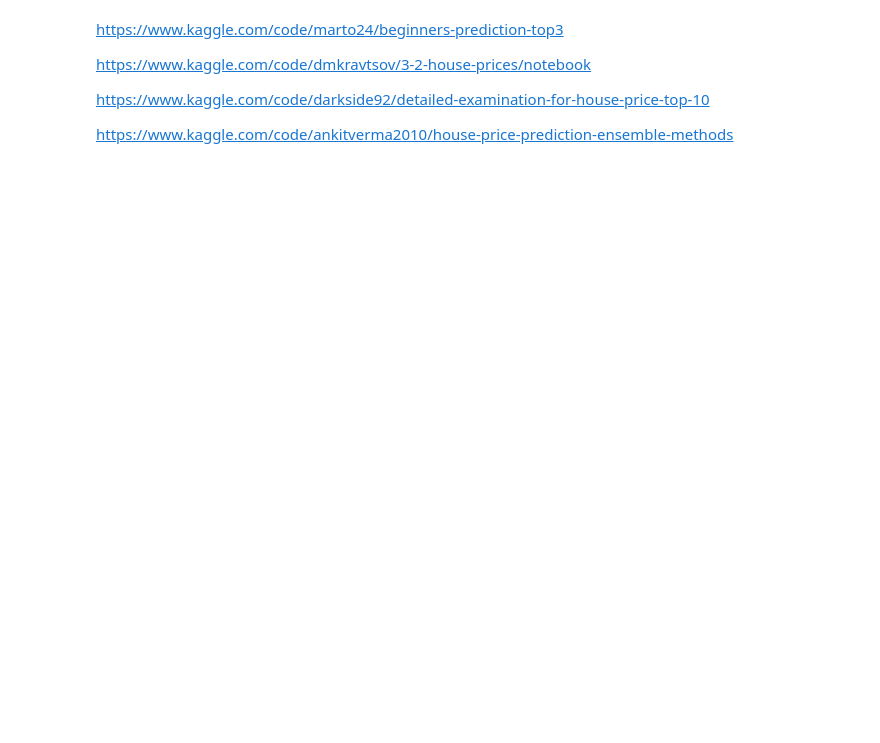
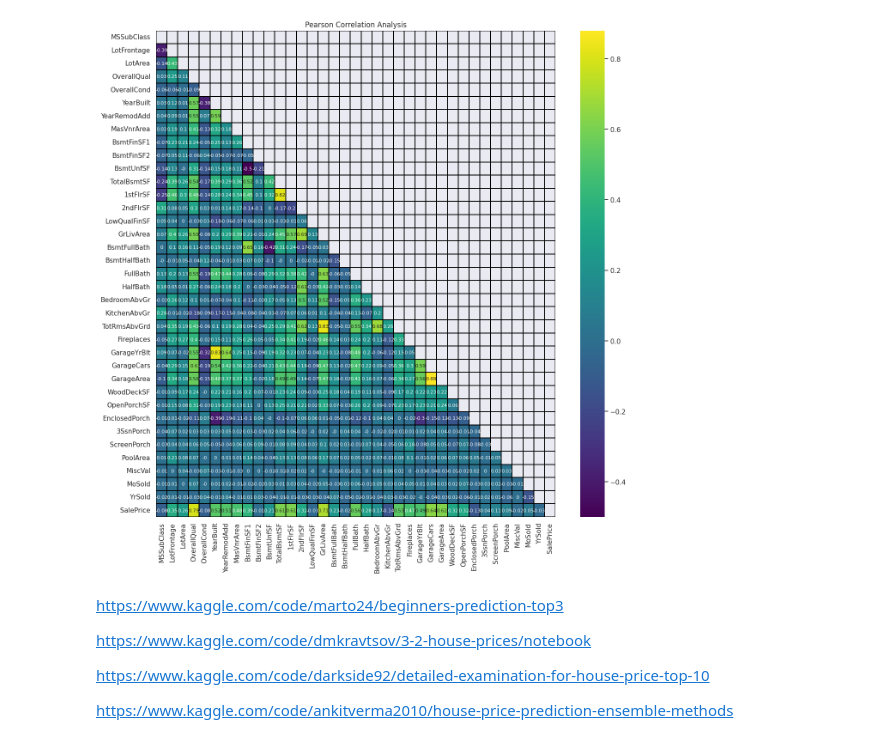
Before and after one commit to eh329/Kaggle, a Jupyter notebook: house-eh329-price.ipynb, the cells around one changed output. Saved outputs shown, nothing was run; the diff lists cells and outputs as text; code cells hidden in the pictures; blank space fills up the shorter version.

```diff
--- a/house-eh329-price.ipynb
+++ b/house-eh329-price.ipynb
@@ -66,3 +181,7 @@ print("The Shapiro - Welk P value: {}".format(p_val))
+# %%
+numeric_corr(train[numeric])
+# %% [output]
+[figure, added]
 # %% [markdown]
 https://www.kaggle.com/code/marto24/beginners-prediction-top3
 
```
Also changed, not shown: parts of 12 cells of this notebook.
